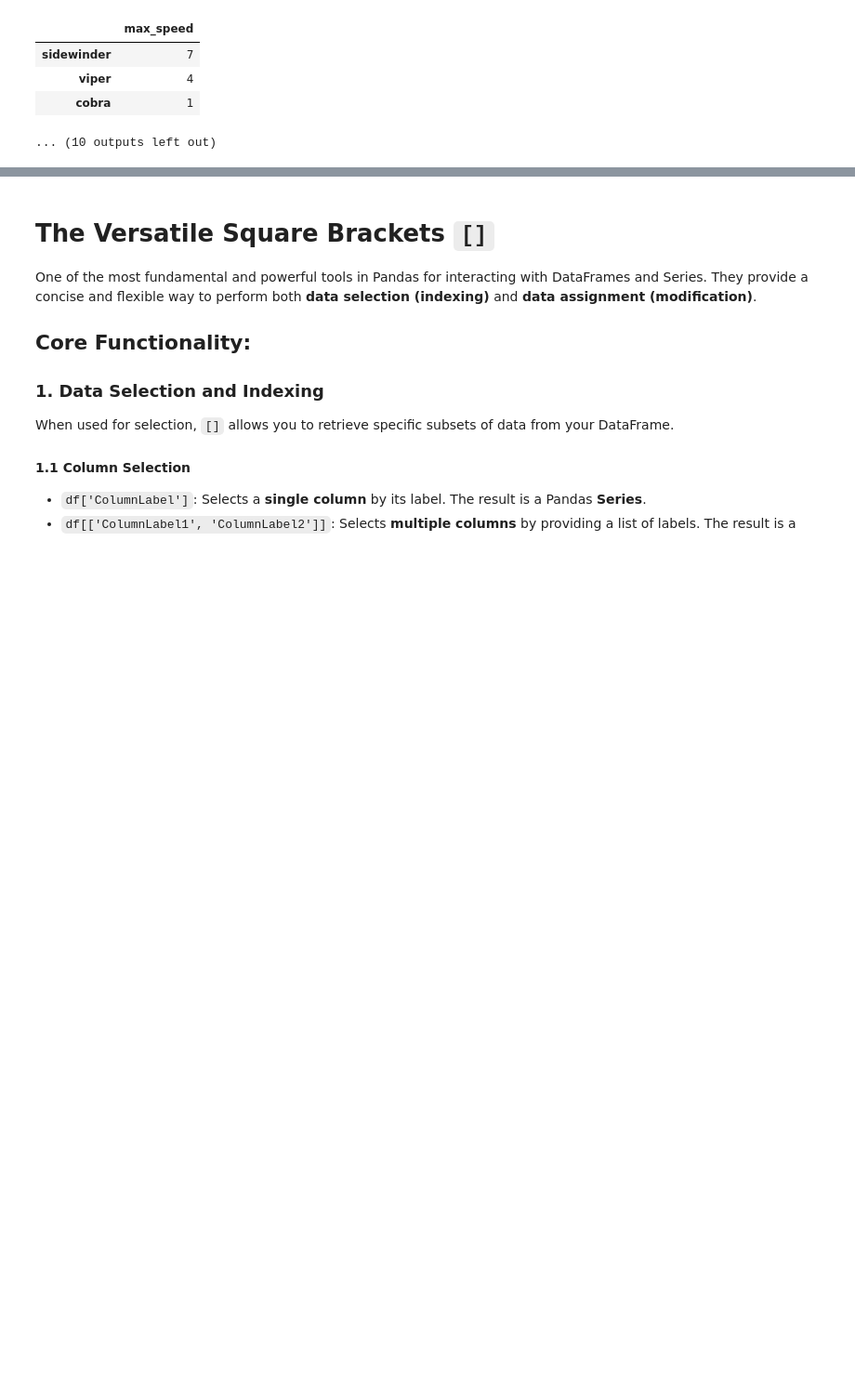
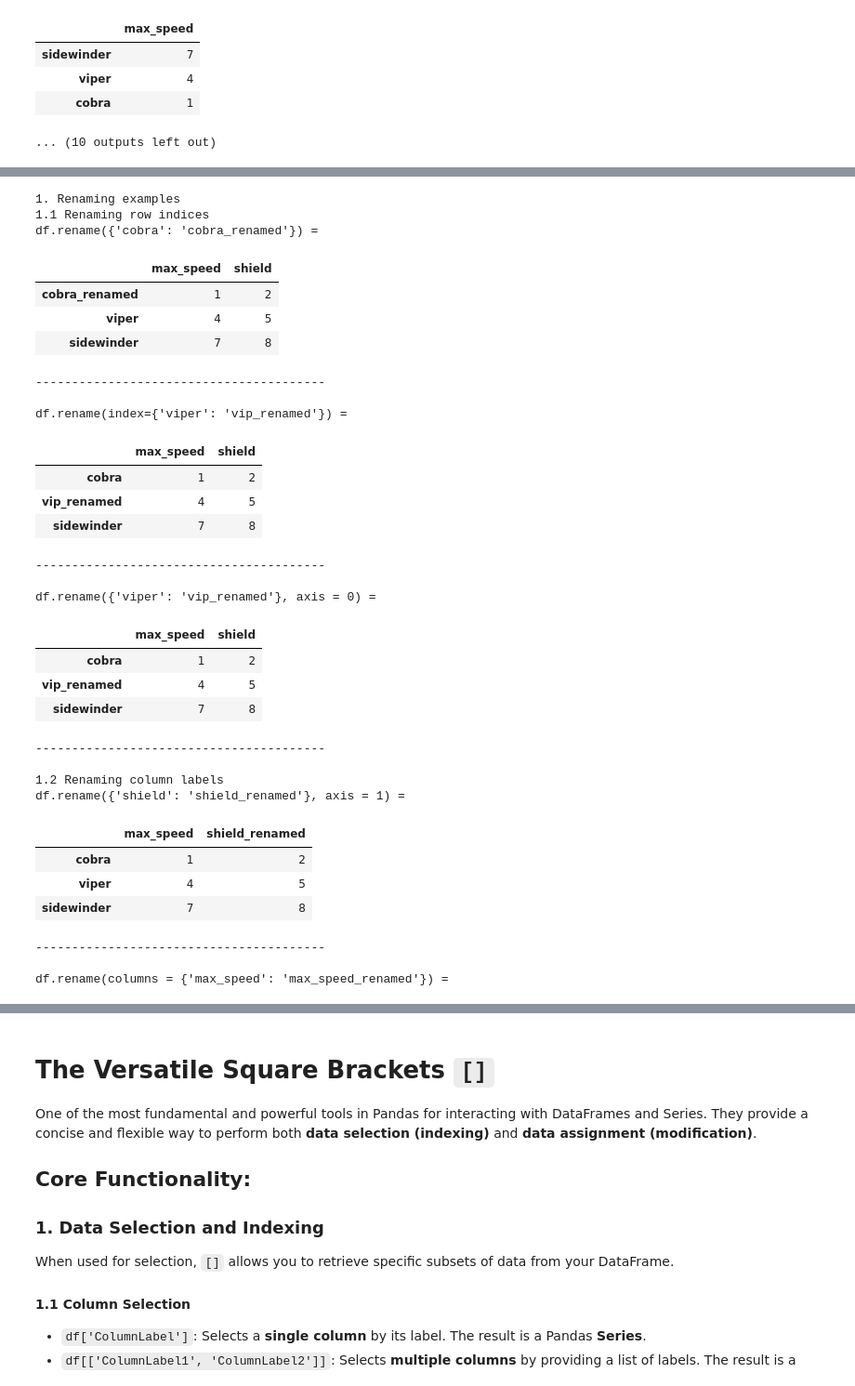
Before and after one commit to venkatbabukr/AllProjects, a Jupyter notebook: Scaler/Modules/Pandas_Buzz_Terms,_Nuances.ipynb, the cells around one changed output, grey strips where cells are left out. Shown at 93% size. Saved outputs shown, nothing was run; the diff lists cells and outputs as text; code cells hidden in the pictures; blank space fills up the shorter version.

Commit message:
Pandas Nuances: Added DDL and EDA functions...

```diff
--- a/Scaler/Modules/Pandas_Buzz_Terms,_Nuances.ipynb
+++ b/Scaler/Modules/Pandas_Buzz_Terms,_Nuances.ipynb
@@ -519,0 +519,80 @@ df.loc['sidewinder':'cobra':-1, 'max_speed']=
+# %%
+import pandas as pd
+
+df = pd.DataFrame([[1, 2], [4, 5], [7, 8]],
+    index=['cobra', 'viper', 'sidewinder'],
+    columns=['max_speed', 'shield'])
+
+# Renaming examples
+print("1. Renaming examples")
+# print(f"""1. Renaming row index
+# df.rename(index={
+# """)
+print("1.1 Renaming row indices")
+
+print("df.rename({'cobra': 'cobra_renamed'}) =")
+display(df.rename({'cobra': 'cobra_renamed'}))
+print("\n" + "-"*40 + "\n")
+print("df.rename(index={'viper': 'vip_renamed'}) =")
+display(df.rename(index={'viper': 'vip_renamed'}))
+print("\n" + "-"*40 + "\n")
+print("df.rename({'viper': 'vip_renamed'}, axis = 0) =")
+display(df.rename({'viper': 'vip_renamed'}, axis = 0))
+print("\n" + "-"*40 + "\n")
+
+print("1.2 Renaming column labels")
+print("df.rename({'shield': 'shield_renamed'}, axis = 1) =")
+display(df.rename({'shield': 'shield_renamed'}, axis = 1))
+print("\n" + "-"*40 + "\n")
+print("df.rename(columns = {'max_speed': 'max_speed_renamed'}) =")
+display(df.rename(columns = {'max_speed': 'max_speed_renamed'}))
+print("\n" + "="*40 + "\n")
+
+# Dropping examples
+print("2. Dropping examples")
+
+print("2.1 Dropping rows")
+print("df.drop(['cobra', 'sidewinder']) =")
+display(df.drop(['cobra', 'sidewinder']))
+print("\n" + "-"*40 + "\n")
+
+print("2.2 Dropping columns")
+print("df.drop(['max_speed'], axis = 1) =")
+display(df.drop(['max_speed'], axis = 1))
+print("\n" + "-"*40 + "\n")
+print("df.drop(columns=['shield']) =")
+display(df.drop(columns=['shield']))
+# print("\n" + "="*40 + "\n")
+# %% [output]
+1. Renaming examples
+1.1 Renaming row indices
+df.rename({'cobra': 'cobra_renamed'}) =
+|  | max_speed | shield |
+| cobra_renamed | 1 | 2 |
+| viper | 4 | 5 |
+| sidewinder | 7 | 8 |
+----------------------------------------
+
+df.rename(index={'viper': 'vip_renamed'}) =
+|  | max_speed | shield |
+| cobra | 1 | 2 |
+| vip_renamed | 4 | 5 |
+| sidewinder | 7 | 8 |
+----------------------------------------
+
+df.rename({'viper': 'vip_renamed'}, axis = 0) =
+|  | max_speed | shield |
+| cobra | 1 | 2 |
+| vip_renamed | 4 | 5 |
+| sidewinder | 7 | 8 |
+----------------------------------------
+
+1.2 Renaming column labels
+df.rename({'shield': 'shield_renamed'}, axis = 1) =
+|  | max_speed | shield_renamed |
+| cobra | 1 | 2 |
+| viper | 4 | 5 |
+| sidewinder | 7 | 8 |
+----------------------------------------
+
+df.rename(columns = {'max_speed': 'max_speed_renamed'}) =
```
Also changed, not shown: parts of 10 cells of this notebook.
